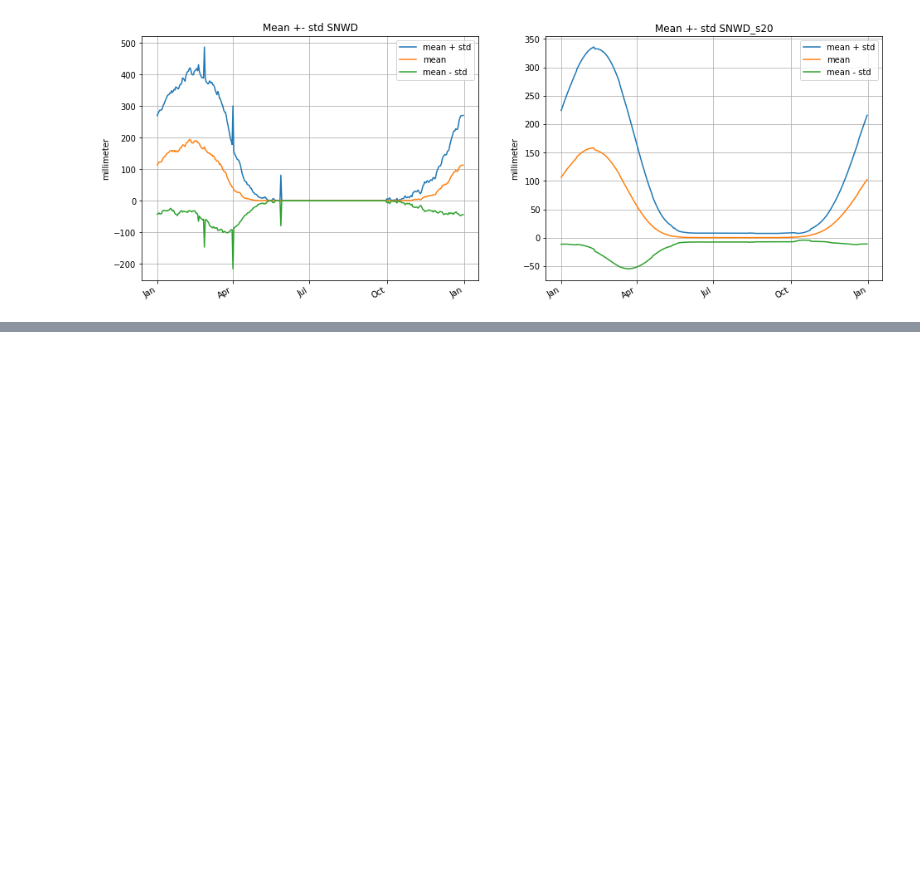
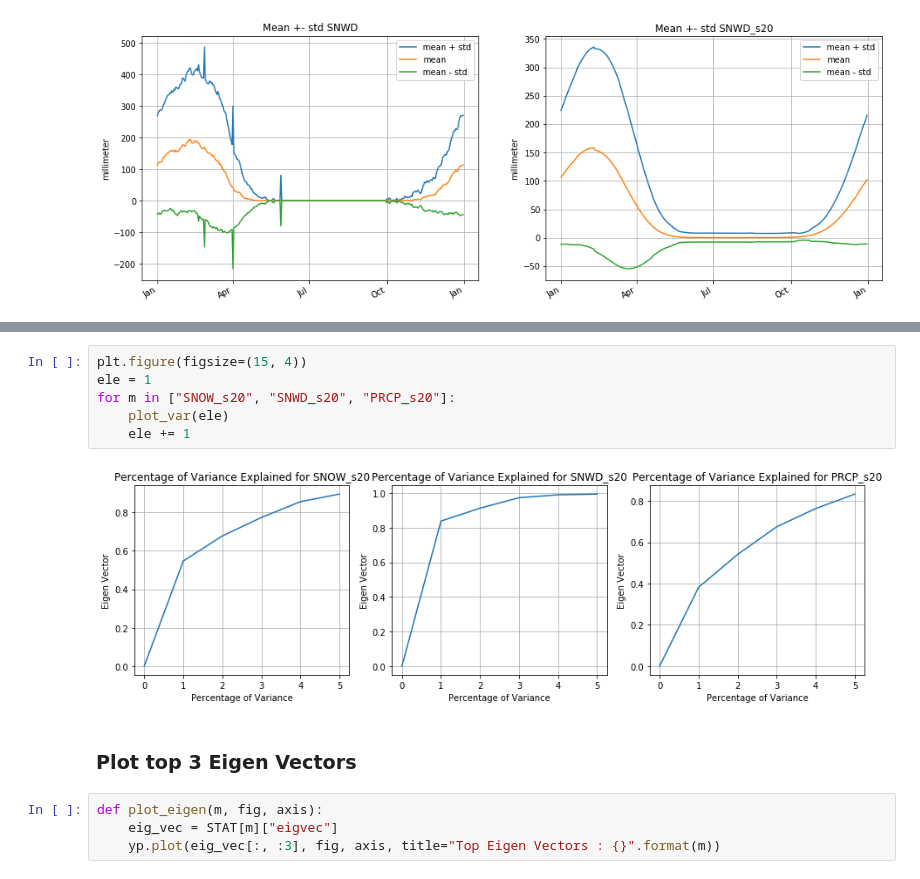
Before and after one commit to himanshu-suman/weather-analysis, a Jupyter notebook: weather_data_visualization.ipynb, the cells around one changed output, grey strips where cells are left out. Drawn from its saved outputs; the diff is of its cells as text; blank space fills up the shorter version.

```diff
--- a/weather_data_visualization.ipynb
+++ b/weather_data_visualization.ipynb
@@ -359,0 +429,14 @@ plot_pair(["SNWD", "SNWD_s20"], plot_mean_std)
+# %%
+plt.figure(figsize=(15, 4))
+ele = 1
+for m in ["SNOW_s20", "SNWD_s20", "PRCP_s20"]:
+    plot_var(ele)
+    ele += 1
+# %% [output]
+[figure, added]
+# %% [markdown]
+### Plot top 3 Eigen Vectors
+# %%
+def plot_eigen(m, fig, axis):
+    eig_vec = STAT[m]["eigvec"]
+    yp.plot(eig_vec[:, :3], fig, axis, title="Top Eigen Vectors : {}".format(m))
```
Also changed, not shown: parts of 21 cells of this notebook.
